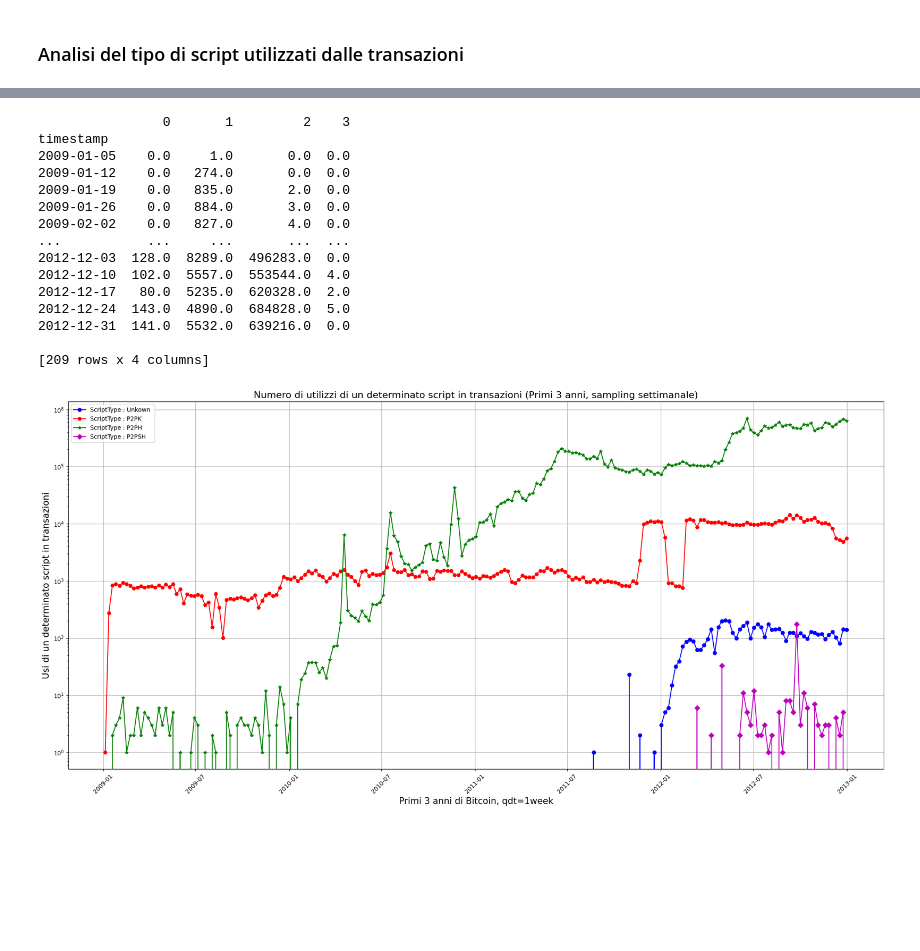
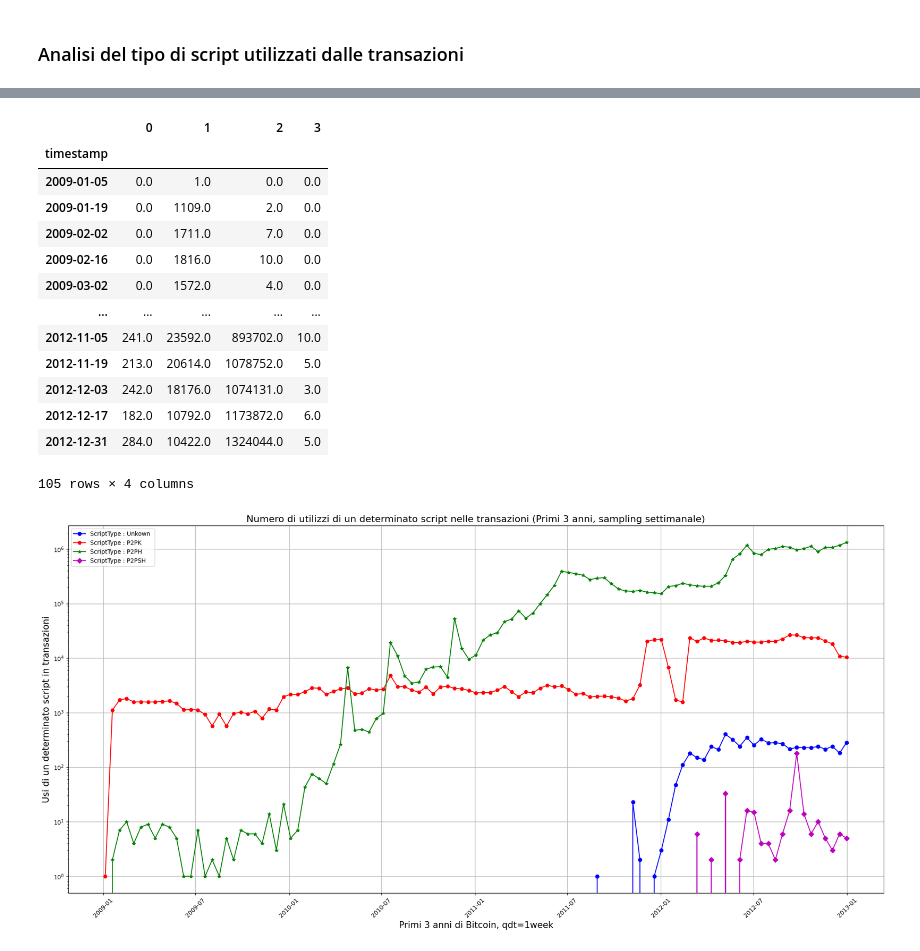
Before and after one commit to normalset/webscrapinglab, a Jupyter notebook: progetto_ratings/RATINGS.ipynb, the cells around one changed output, grey strips where cells are left out. Cells and saved outputs as stored; diff of their text form; code cells hidden in the pictures; blank space fills up the shorter version.

```diff
--- a/progetto_ratings/RATINGS.ipynb
+++ b/progetto_ratings/RATINGS.ipynb
@@ -292,58 +256,57 @@ typedf['timestamp'] = pd.to_datetime(typedf['timestamp'], unit='s')
 weekly_typedf = pd.DataFrame()
 
 #definisco i valori degli utilizzi settimanali dei diversi tipi di script
-weekly_typedf['0'] = typedf.resample('W-MON' , on='timestamp')['0'].sum()
-weekly_typedf['1'] = typedf.resample('W-MON' , on='timestamp')['1'].sum()
-weekly_typedf['2'] = typedf.resample('W-MON' , on='timestamp')['2'].sum()
-weekly_typedf['3'] = typedf.resample('W-MON' , on='timestamp')['3'].sum()
+weekly_typedf['0'] = typedf.resample('2W-MON' , on='timestamp')['0'].sum()
+weekly_typedf['1'] = typedf.resample('2W-MON' , on='timestamp')['1'].sum()
+weekly_typedf['2'] = typedf.resample('2W-MON' , on='timestamp')['2'].sum()
+weekly_typedf['3'] = typedf.resample('2W-MON' , on='timestamp')['3'].sum()
 
-print(weekly_typedf)
+weekly_typedf
 # %% [output]
+|  | 0 | 1 | 2 | 3 |
+| timestamp |  |  |  |  |
+| 2009-01-05 | 0.0 | 1.0 | 0.0 | 0.0 |
+| 2009-01-19 | 0.0 | 1109.0 | 2.0 | 0.0 |
+| 2009-02-02 | 0.0 | 1711.0 | 7.0 | 0.0 |
+| 2009-02-16 | 0.0 | 1816.0 | 10.0 | 0.0 |
+| 2009-03-02 | 0.0 | 1572.0 | 4.0 | 0.0 |
+| ... | ... | ... | ... | ... |
+| 2012-11-05 | 241.0 | 23592.0 | 893702.0 | 10.0 |
+| 2012-11-19 | 213.0 | 20614.0 | 1078752.0 | 5.0 |
+| 2012-12-03 | 242.0 | 18176.0 | 1074131.0 | 3.0 |
+| 2012-12-17 | 182.0 | 10792.0 | 1173872.0 | 6.0 |
+| 2012-12-31 | 284.0 | 10422.0 | 1324044.0 | 5.0 |
-                0       1         2    3
-timestamp
-2009-01-05    0.0     1.0       0.0  0.0
-2009-01-12    0.0   274.0       0.0  0.0
-2009-01-19    0.0   835.0       2.0  0.0
-2009-01-26    0.0   884.0       3.0  0.0
-2009-02-02    0.0   827.0       4.0  0.0
-...           ...     ...       ...  ...
-2012-12-03  128.0  8289.0  496283.0  0.0
-2012-12-10  102.0  5557.0  553544.0  4.0
-2012-12-17   80.0  5235.0  620328.0  2.0
-2012-12-24  143.0  4890.0  684828.0  5.0
-2012-12-31  141.0  5532.0  639216.0  0.0
-
-[209 rows x 4 columns]
+105 rows × 4 columns
 # %%
 #creazione del grafico di comparazione con pyplot
 import matplotlib.pyplot as plt
 plt.rcParams['agg.path.chunksize'] = 1000  # Aumento la chunksize per evitare problemi con plot con molti dati
 
 plt.figure(figsize=(20, 10))  # Dimensione della figura
 
 # Plot 0
 plt.plot(weekly_typedf.index, weekly_typedf['0'], label='ScriptType : Unkown ', marker='o', color='b')
 # Plot 1
 plt.plot(weekly_typedf.index, weekly_typedf['1'], label='ScriptType : P2PK ', marker='H', color='r')
 # Plot 2
 plt.plot(weekly_typedf.index, weekly_typedf['2'], label='ScriptType : P2PH ', marker='*', color='g')
 # Plot 3
 plt.plot(weekly_typedf.index, weekly_typedf['3'], label='ScriptType : P2PSH ', marker='D', color='m')
 
 
 
 # Imposto la scala logaritmica per l'asse delle y per rendere le differenze piu' evidenti e comprensibili
-plt.yscale('log')  # Set y-axis to logarithmic scale for fee
+plt.yscale('log')
 
 # Imposto le label varie
 plt.xlabel("Primi 3 anni di Bitcoin, qdt=1week", fontsize=15)
 plt.ylabel("Usi di un determinato script in transazioni", fontsize=15)
-plt.title("Numero di utilizzi di un determinato script in transazioni (Primi 3 anni, sampling settimanale)", fontsize=16) #Titolo
+plt.title("Numero di utilizzi di un determinato script nelle transazioni (Primi 3 anni, sampling settimanale)", fontsize=16) #Titolo
 plt.xticks(rotation=45)  # Ruoto le label dell'asse delle x per renderlo piu' semplice da leggere
 plt.grid(True)
 plt.legend()
 
 plt.tight_layout()  # Aggiusto lo spacing tra gli elementi
 plt.show()
 # %% [output]
-[figure, old version]
+[figure, new version]
```
Also changed, not shown: parts of 79 cells of this notebook, 1 other file.
